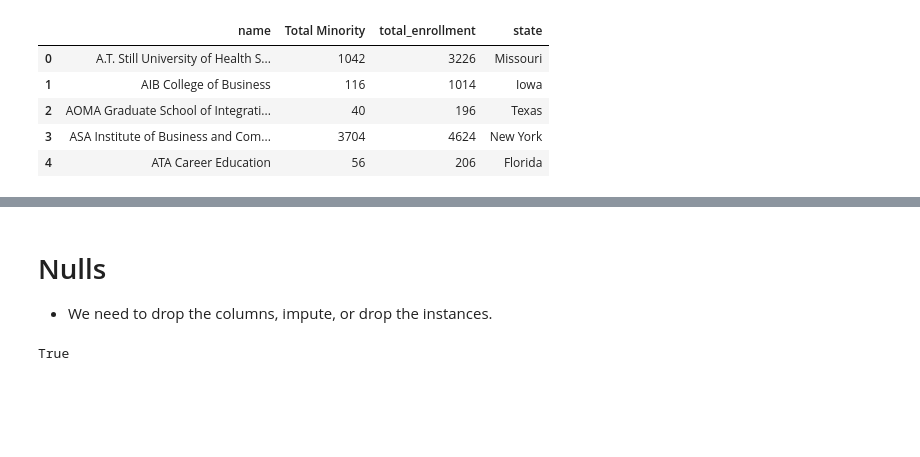
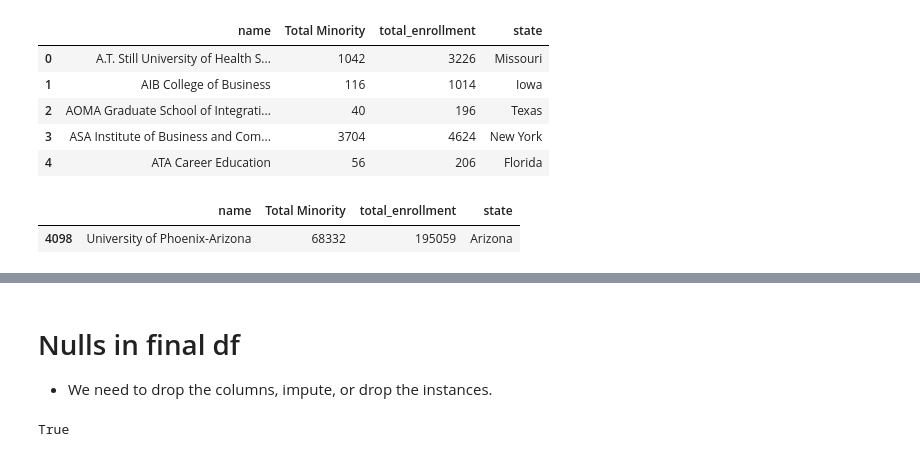
Before and after one commit to brandenlopez-909/RepositoryHub, a Jupyter notebook: College tuition, diversity, and pay/Datasets/Merge and Clean.ipynb, the cells around one changed output, grey strips where cells are left out. Saved outputs shown, nothing was run; the diff lists cells and outputs as text; code cells hidden in the pictures; blank space fills up the shorter version.

```diff
--- a/College tuition, diversity, and pay/Datasets/Merge and Clean.ipynb
+++ b/College tuition, diversity, and pay/Datasets/Merge and Clean.ipynb
@@ -594,6 +580,11 @@ joined_diversity.head()
 | 2 | AOMA Graduate School of Integrati... | 40 | 196 | Texas |
 | 3 | ASA Institute of Business and Com... | 3704 | 4624 | New York |
 | 4 | ATA Career Education | 56 | 206 | Florida |
+# %%
+joined_diversity[ joined_diversity.name == 'University of Phoenix-Arizona']
+# %% [output]
+|  | name | Total Minority | total_enrollment | state |
+| 4098 | University of Phoenix-Arizona | 68332 | 195059 | Arizona |
 # %%
 completed_dataset = pd.merge(joined_tution_cost , joined_diversity, how='inner', on='name', left_on=None, right_on=None,
          left_index=False, right_index=False, sort=True,
@@ -610,7 +601,7 @@ completed_dataset.head()
 | 4 | 1 | Albany College of Pharmacy and He... | New-York | 81000.0 | 144800.0 | 82.0 | 2.0 | ... |
 5 rows × 23 columns
 # %% [markdown]
-# Nulls
+# Nulls in final df
 
 - We need to drop the columns, impute, or drop the instances.
 # %%
```
Also changed, not shown: parts of 67 cells of this notebook, 10 other files.
